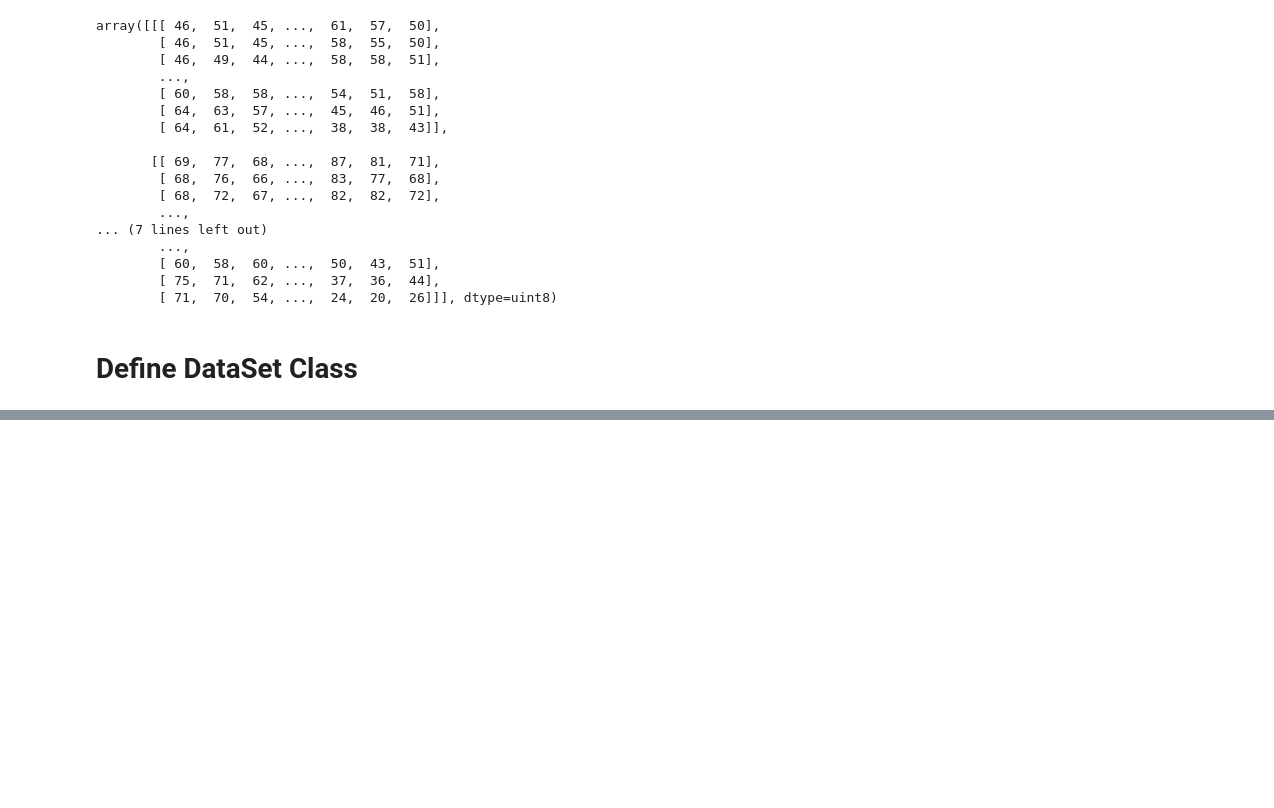
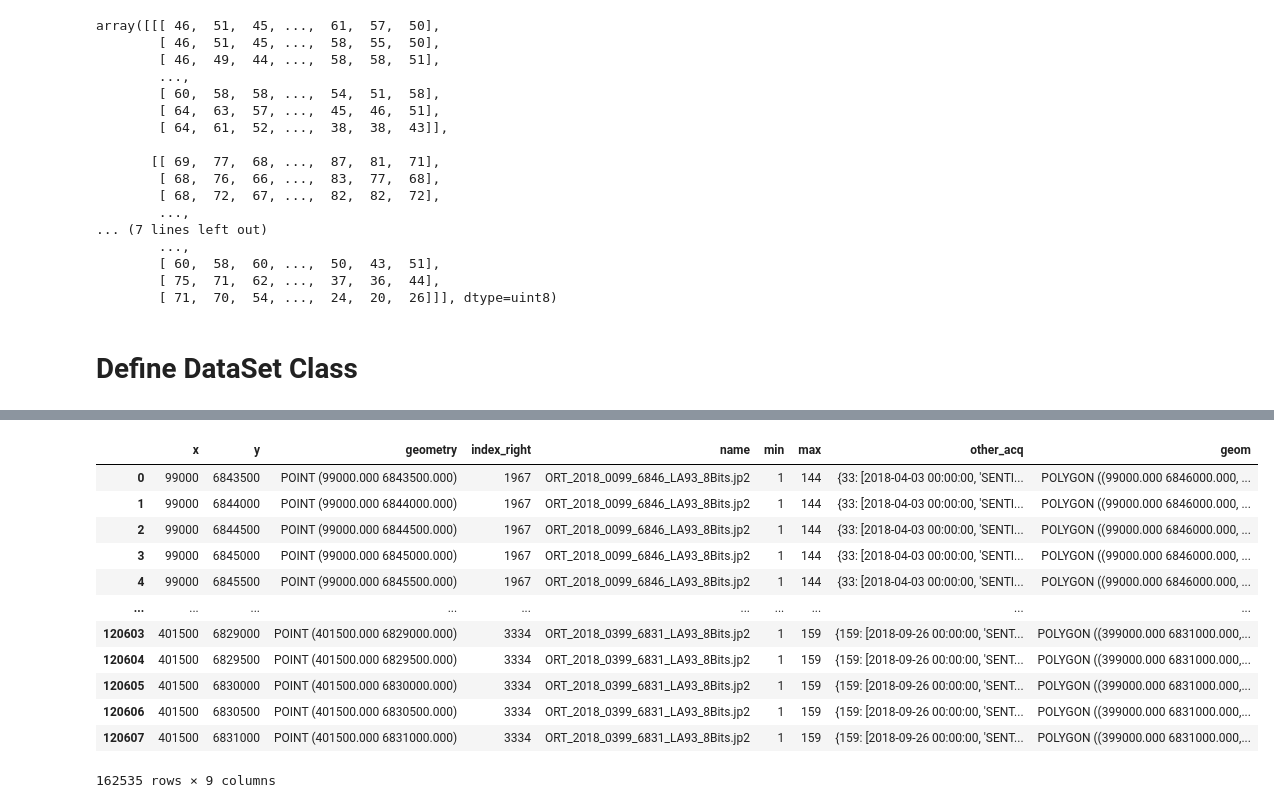
Before and after one commit to simon-donike/super-resolution, a Jupyter notebook: data_loader/dataloader_v2.ipynb, the cells around one changed output, grey strips where cells are left out. Cells and saved outputs as stored; diff of their text form; code cells hidden in the pictures; blank space fills up the shorter version.

```diff
--- a/data_loader/dataloader_v2.ipynb
+++ b/data_loader/dataloader_v2.ipynb
@@ -131,0 +127,33 @@ clipping done!
+# %%
+closest_dates_filepath = "/home/simon/CDE_UBS/thesis/data_collection/sen2/closest_dates.pkl"
+
+def get_closest_date(coordinates,closest_dates_filepath):
+    import geopandas
+    import fiona
+    import pandas as pd
+
+    print("create closest dates gdf")
+    # load and transform closest dates dataframe
+    df = pd.read_pickle(closest_dates_filepath)
+    closest_dates = geopandas.GeoDataFrame(df, geometry=df.geom,crs=2154)
+    del df
+
+    print("create coordinates gdf")
+    # create coordinates gdf
+    x,y = [],[]
+    for i in coordinates:
+        x.append(i[0])
+        y.append(i[1])
+    coordinates_df = pd.DataFrame()
+    coordinates_df["x"] = x
+    coordinates_df["y"] = y
+    coordinates_df = geopandas.GeoDataFrame(coordinates_df, geometry=geopandas.points_from_xy(coordinates_df.x, coordinates_df.y),crs=2154)
+
+    print("perform spatial join")
+    # spatial join for coordinates
+    coordinates_joined_date = coordinates_df.sjoin(closest_dates, how="left")
+    print("done")
+
+    return(coordinates_joined_date)
+
+a = get_closest_date(coordinates,closest_dates_filepath)
@@ -214,0 +451,16 @@ b = dataset.__getitem__(random.randint(0,10000))
+# %%
+a
+# %% [output]
+|  | x | y | geometry | index_right | name | min | max | other_acq | geom |
+| 0 | 99000 | 6843500 | POINT (99000.000 6843500.000) | 1967 | ORT_2018_0099_6846_LA93_8Bits.jp2 | 1 | 144 | {33: [2018-04-03 00:00:00, 'SENTI... | POLYGON ((99000.000 6846000.000, ... |
+| 1 | 99000 | 6844000 | POINT (99000.000 6844000.000) | 1967 | ORT_2018_0099_6846_LA93_8Bits.jp2 | 1 | 144 | {33: [2018-04-03 00:00:00, 'SENTI... | POLYGON ((99000.000 6846000.000, ... |
+| 2 | 99000 | 6844500 | POINT (99000.000 6844500.000) | 1967 | ORT_2018_0099_6846_LA93_8Bits.jp2 | 1 | 144 | {33: [2018-04-03 00:00:00, 'SENTI... | POLYGON ((99000.000 6846000.000, ... |
+| 3 | 99000 | 6845000 | POINT (99000.000 6845000.000) | 1967 | ORT_2018_0099_6846_LA93_8Bits.jp2 | 1 | 144 | {33: [2018-04-03 00:00:00, 'SENTI... | POLYGON ((99000.000 6846000.000, ... |
+| 4 | 99000 | 6845500 | POINT (99000.000 6845500.000) | 1967 | ORT_2018_0099_6846_LA93_8Bits.jp2 | 1 | 144 | {33: [2018-04-03 00:00:00, 'SENTI... | POLYGON ((99000.000 6846000.000, ... |
+| ... | ... | ... | ... | ... | ... | ... | ... | ... | ... |
+| 120603 | 401500 | 6829000 | POINT (401500.000 6829000.000) | 3334 | ORT_2018_0399_6831_LA93_8Bits.jp2 | 1 | 159 | {159: [2018-09-26 00:00:00, 'SENT... | POLYGON ((399000.000 6831000.000,... |
+| 120604 | 401500 | 6829500 | POINT (401500.000 6829500.000) | 3334 | ORT_2018_0399_6831_LA93_8Bits.jp2 | 1 | 159 | {159: [2018-09-26 00:00:00, 'SENT... | POLYGON ((399000.000 6831000.000,... |
+| 120605 | 401500 | 6830000 | POINT (401500.000 6830000.000) | 3334 | ORT_2018_0399_6831_LA93_8Bits.jp2 | 1 | 159 | {159: [2018-09-26 00:00:00, 'SENT... | POLYGON ((399000.000 6831000.000,... |
+| 120606 | 401500 | 6830500 | POINT (401500.000 6830500.000) | 3334 | ORT_2018_0399_6831_LA93_8Bits.jp2 | 1 | 159 | {159: [2018-09-26 00:00:00, 'SENT... | POLYGON ((399000.000 6831000.000,... |
+| 120607 | 401500 | 6831000 | POINT (401500.000 6831000.000) | 3334 | ORT_2018_0399_6831_LA93_8Bits.jp2 | 1 | 159 | {159: [2018-09-26 00:00:00, 'SENT... | POLYGON ((399000.000 6831000.000,... |
+162535 rows × 9 columns
```
Also changed, not shown: parts of 13 cells of this notebook, 1 other file.
